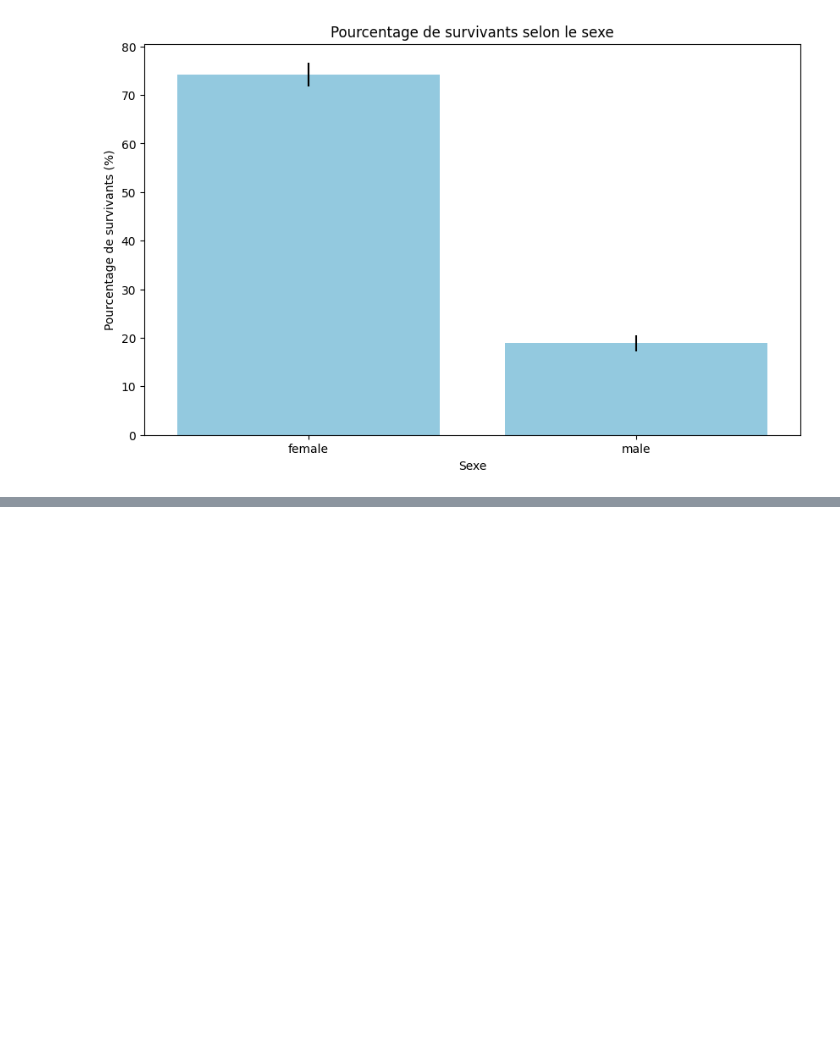
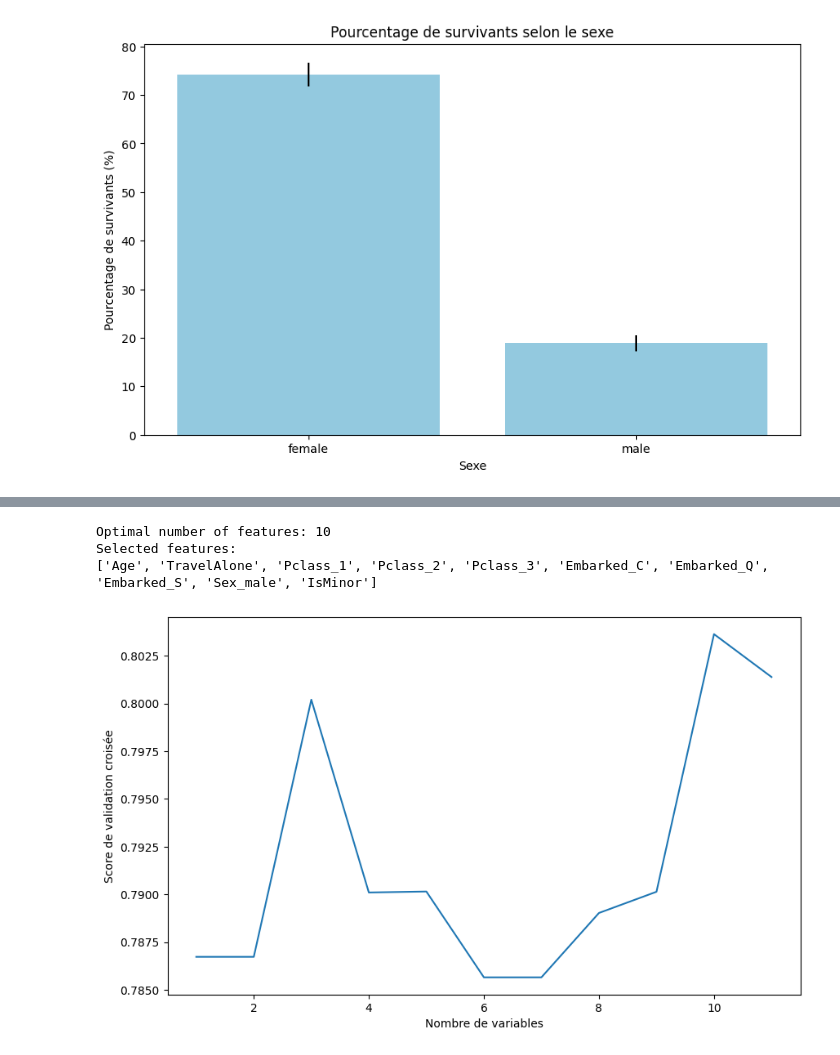
Before and after one commit to youcef-2001/MachineLearning2, a Jupyter notebook: jour2/Reg_Logtic_titanic.ipynb, the cells around one changed output, grey strips where cells are left out. Drawn from its saved outputs; the diff is of its cells as text; code cells hidden in the pictures; blank space fills up the shorter version.

Commit message:
cross validation

```diff
--- a/jour2/Reg_Logtic_titanic.ipynb
+++ b/jour2/Reg_Logtic_titanic.ipynb
@@ -362,0 +400,32 @@ Text(0, 0.5, 'Pourcentage de survivants (%)')
+# %%
+#instantiate an RFECV object (with a scoring='accuracy') and do as stated above
+
+from sklearn.feature_selection import RFECV
+from sklearn.model_selection import StratifiedKFold
+
+#instanciate the estimator
+
+rfecv = RFECV(estimator=logreg, cv=StratifiedKFold(10), scoring='accuracy')
+
+#Optimal number of features: 8
+#Selected features: ['Age', 'TravelAlone', 'Pclass_1', 'Pclass_2', 'Embarked_C', 'Embarked_S', 'Sex_male', 'IsMinor']
+rfecv = rfecv.fit(X, y)
+print("Optimal number of features: %d" % rfecv.n_features_)
+
+print("Selected features: " )
+print(list(X.columns[rfecv.support_]))
+# %% [output]
+Optimal number of features: 10
+Selected features:
+['Age', 'TravelAlone', 'Pclass_1', 'Pclass_2', 'Pclass_3', 'Embarked_C', 'Embarked_Q', 'Embarked_S', 'Sex_male', 'IsMinor']
+# %%
+#plot features numbers VS. cross-validation scores
+
+
+plt.figure(figsize=(10, 6))
+plt.xlabel("Nombre de variables")
+plt.ylabel("Score de validation croisée")
+plt.plot(range(1, len(rfecv.cv_results_['mean_test_score']) + 1), rfecv.cv_results_['mean_test_score'])
+plt.show()
+# %% [output]
+[figure, added]
```
Also changed, not shown: parts of 1 cell of this notebook.
